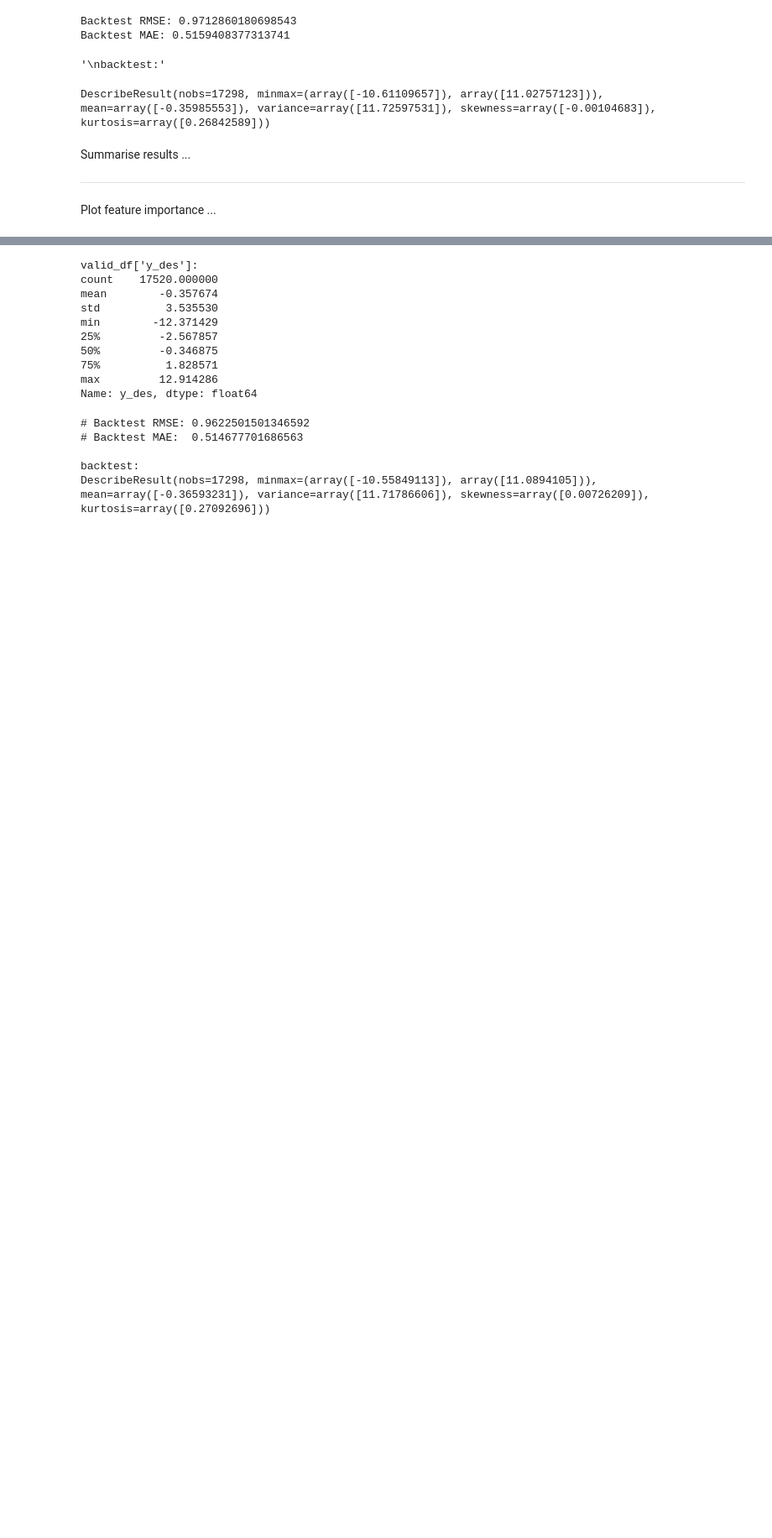
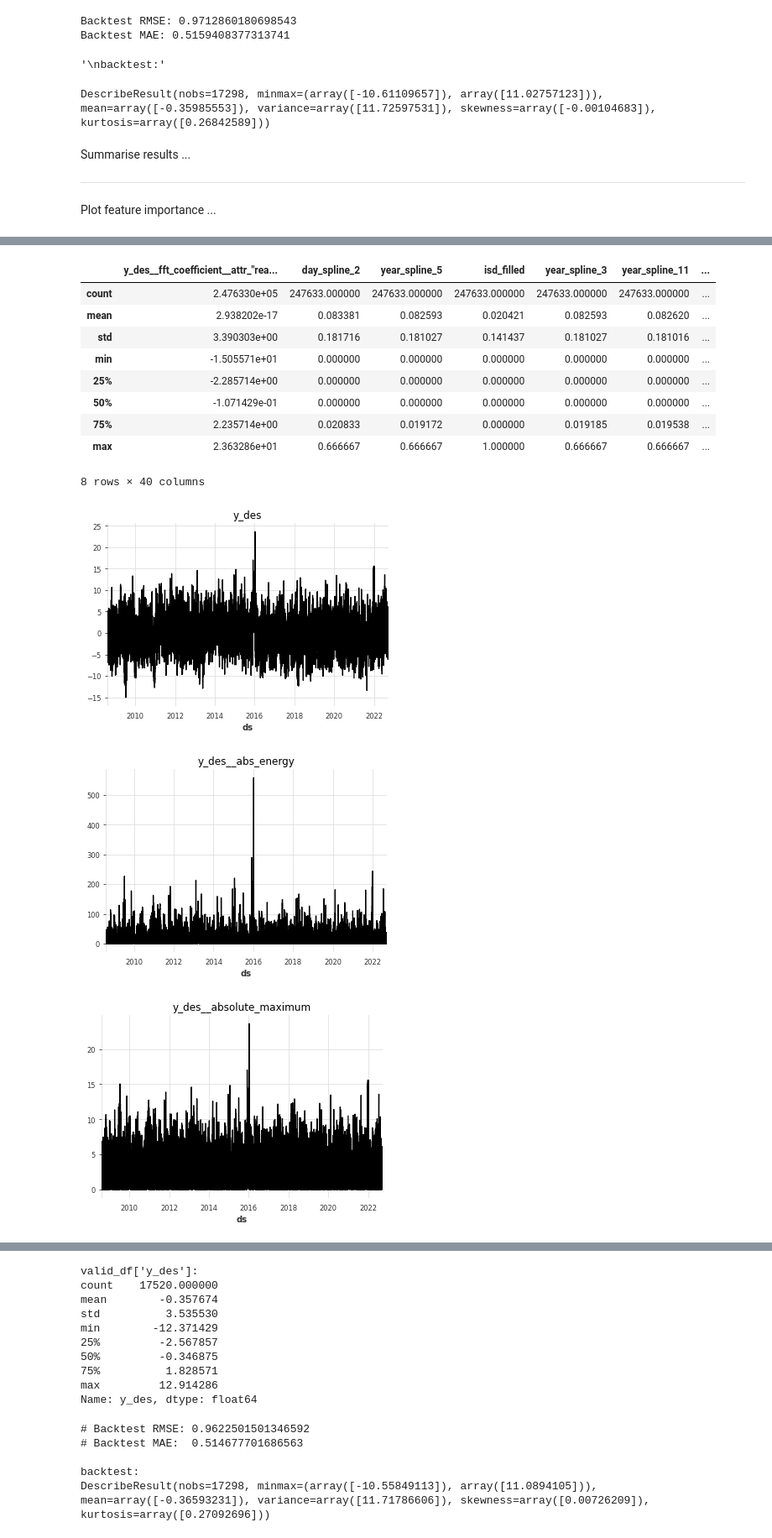
Before and after one commit to makeyourownmaker/CambridgeTemperatureNotebooks, a Jupyter notebook: notebooks/gradient_boosting.ipynb, the cells around one changed output, grey strips where cells are left out. Shown at 84% size. Drawn from its saved outputs; the diff is of its cells as text; code cells hidden in the pictures; blank space fills up the shorter version.

```diff
--- a/notebooks/gradient_boosting.ipynb
+++ b/notebooks/gradient_boosting.ipynb
@@ -722,30 +722,56 @@ else:
     col_names = pd.Series(data.columns.difference(exclude_cols))
 
 col_names = pd.concat([pd.Series([y_col]), col_names])
 col_names = col_names.reset_index(drop=True)
 
 importances = sorted(model.model.feature_importances_)
 importances = [i for i in importances if i >= 15]
 print("importances:\n", importances, "\n", sep='')
 
 inc_cols = col_names[col_indices]
 inc_cols = inc_cols[-len(importances):]
 print("inc_cols:\n", inc_cols, sep='')
+
+display(df.loc[:, inc_cols.values].describe())
+print()
+
+df['y_des'].plot(title='y_des');
+plt.show()
+df['y_des__abs_energy'].plot(title='y_des__abs_energy');
+plt.show()
+df['y_des__absolute_maximum'].plot(title='y_des__absolute_maximum');
+plt.show()
+df['y_des__benford_correlation'].plot(title='y_des__benford_correlation');
+plt.show()
+df['y_des__fft_coefficient__attr_"real"__coeff_0'].plot(title='y_des__fft_coefficient__attr_"real"__coeff_0');
 # %% [output]
 importances:
 [16, 17, 17, 17, 18, 19, 20, 21, 22, 22, 24, 24, 26, 28, 29, 33, 33, 37, 38, 38, 39, 43, 43, 52, 55, 57, 74, 76, 93, 96, 99, 108, 136, 142, 146, 161, 195, 235, 245, 252]
 
 inc_cols:
 177         y_des__fft_coefficient__attr_"real"__coeff_0
 8                                           day_spline_2
 204                                        year_spline_5
 74                                            isd_filled
 202                                        year_spline_3
 200                                       year_spline_11
 7                                          day_spline_11
 173    y_des__cwt_coefficients__coeff_0__w_20__widths...
 ... (29 lines left out)
 50                                              humidity
 0                                                  y_des
 169                                    y_des__abs_energy
 dtype: object
+|  | y_des__fft_coefficient__attr_"rea... | day_spline_2 | year_spline_5 | isd_filled | year_spline_3 | year_spline_11 | ... |
+| count | 2.476330e+05 | 247633.000000 | 247633.000000 | 247633.000000 | 247633.000000 | 247633.000000 | ... |
+| mean | 2.938202e-17 | 0.083381 | 0.082593 | 0.020421 | 0.082593 | 0.082620 | ... |
+| std | 3.390303e+00 | 0.181716 | 0.181027 | 0.141437 | 0.181027 | 0.181016 | ... |
+| min | -1.505571e+01 | 0.000000 | 0.000000 | 0.000000 | 0.000000 | 0.000000 | ... |
+| 25% | -2.285714e+00 | 0.000000 | 0.000000 | 0.000000 | 0.000000 | 0.000000 | ... |
+| 50% | -1.071429e-01 | 0.000000 | 0.000000 | 0.000000 | 0.000000 | 0.000000 | ... |
+| 75% | 2.235714e+00 | 0.020833 | 0.019172 | 0.000000 | 0.019185 | 0.019538 | ... |
+| max | 2.363286e+01 | 0.666667 | 0.666667 | 1.000000 | 0.666667 | 0.666667 | ... |
+8 rows × 40 columns
+[figure, added]
+[figure, added]
+[figure, added]
```
Also changed, not shown: parts of 2 cells of this notebook.
